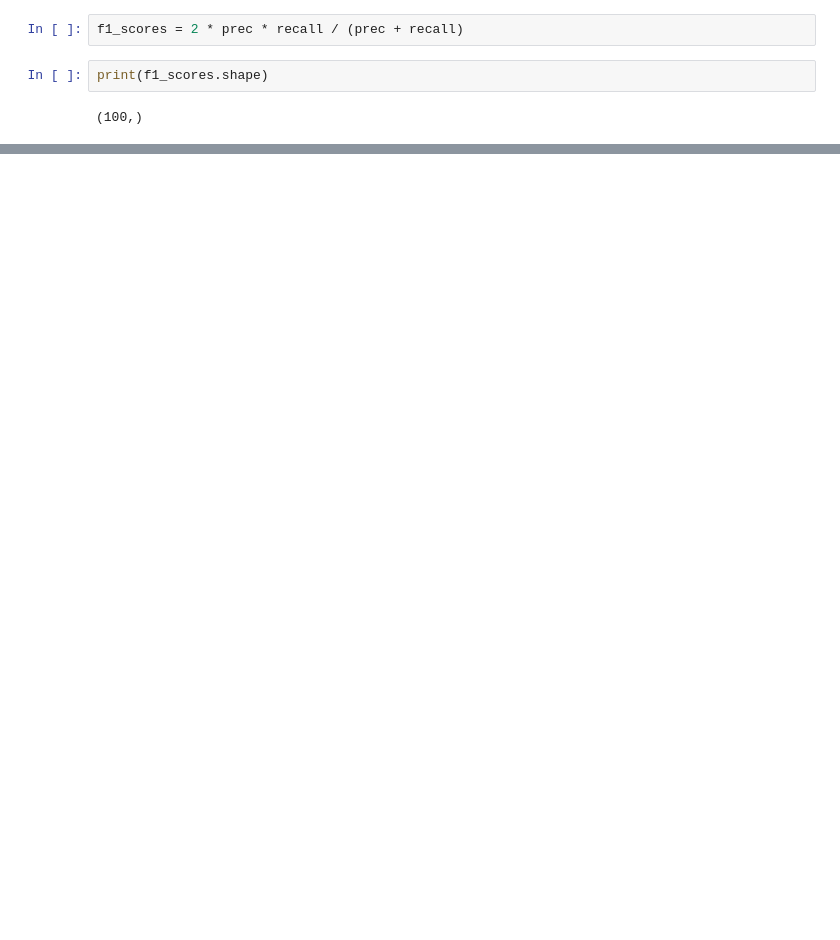
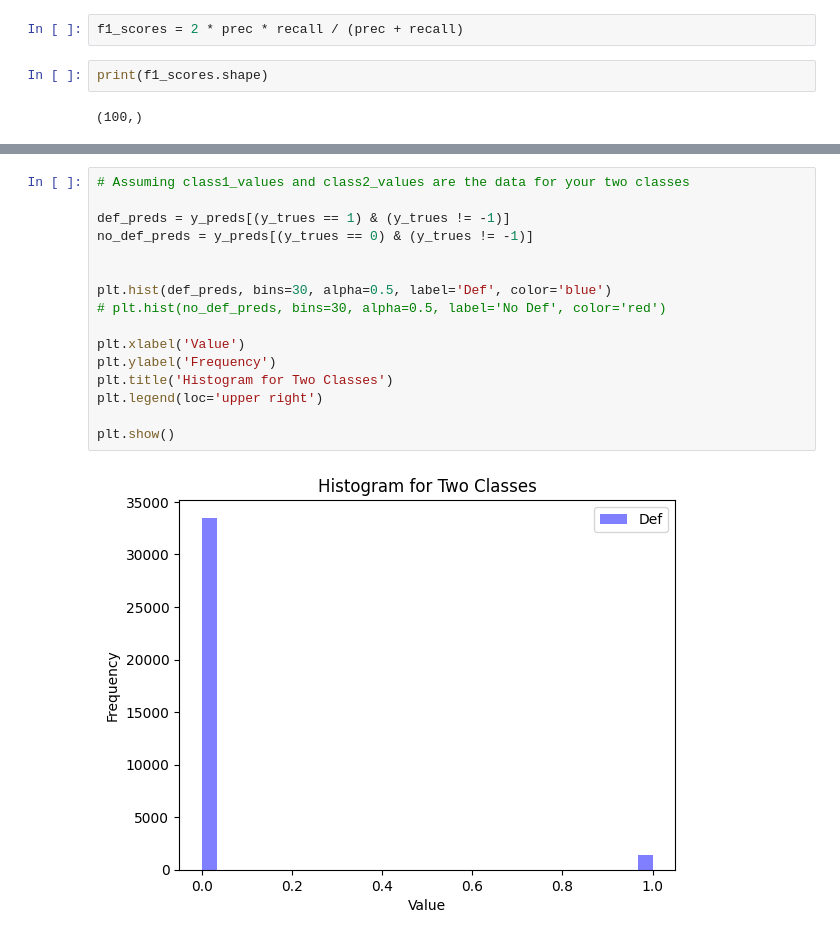
Before and after one commit to thimabru1010/AmazonDeforestation_Prediction, a Jupyter notebook: compute_metrics.ipynb, the cells around one changed output, grey strips where cells are left out. Saved outputs shown, nothing was run; the diff lists cells and outputs as text; blank space fills up the shorter version.

```diff
--- a/compute_metrics.ipynb
+++ b/compute_metrics.ipynb
@@ -46,0 +60,18 @@ plt.show()
+# %%
+# Assuming class1_values and class2_values are the data for your two classes
+
+def_preds = y_preds[(y_trues == 1) & (y_trues != -1)]
+no_def_preds = y_preds[(y_trues == 0) & (y_trues != -1)]
+
+
+plt.hist(def_preds, bins=30, alpha=0.5, label='Def', color='blue')
+# plt.hist(no_def_preds, bins=30, alpha=0.5, label='No Def', color='red')
+
+plt.xlabel('Value')
+plt.ylabel('Frequency')
+plt.title('Histogram for Two Classes')
+plt.legend(loc='upper right')
+
+plt.show()
+# %% [output]
+[figure, added]
```
Also changed, not shown: parts of 4 cells of this notebook, 6 other files.
